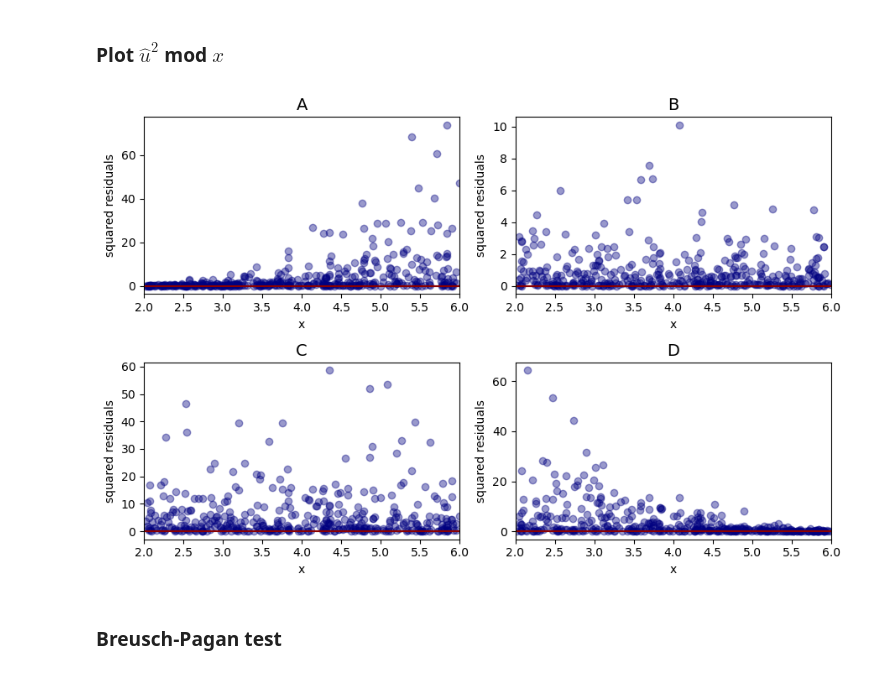
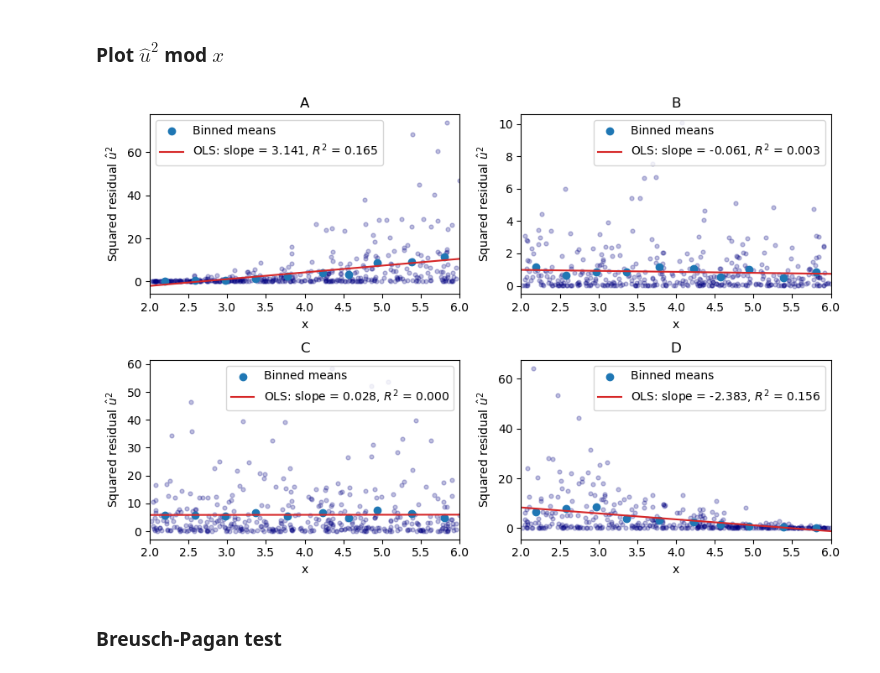
Before and after one commit to bschjerning/EconometricsA, a Jupyter notebook: 1_lectures/09_heteroscedasticity/09_heteroscedasticity_examples.ipynb, the cells around one changed output. Cells and saved outputs as stored; diff of their text form; code cells hidden in the pictures.

```diff
--- a/1_lectures/09_heteroscedasticity/09_heteroscedasticity_examples.ipynb
+++ b/1_lectures/09_heteroscedasticity/09_heteroscedasticity_examples.ipynb
@@ -366,10 +328,10 @@ plot_regression(data, xvar, yvar, axs, mode='residuals', labels=labels)  # Kald
 # %% [markdown]
 ### Plot  $\hat{u}^2$ mod $x$
-# %%
-fig, axs = plt.subplots(2, 2, figsize=(9, 6))  # Opret subplot for hvert mode
-plot_regression(data, xvar, yvar, axs, mode='squared residuals', labels=labels)  # Kald funktionen for hvert mode
-# %% [output]
-[figure, removed]
+# %%
+# Plot kvadrerede residualer med binned means og regressionslinjer
+plot_diagnostics(data, xvar, yvar, mode='squared residuals', bins=10, labels=labels)
+# %% [output]
+[figure, added]
 # %% [markdown]
 ### Breusch-Pagan test
 # %%
```
Also changed, not shown: parts of 15 cells of this notebook, 8 other files.
